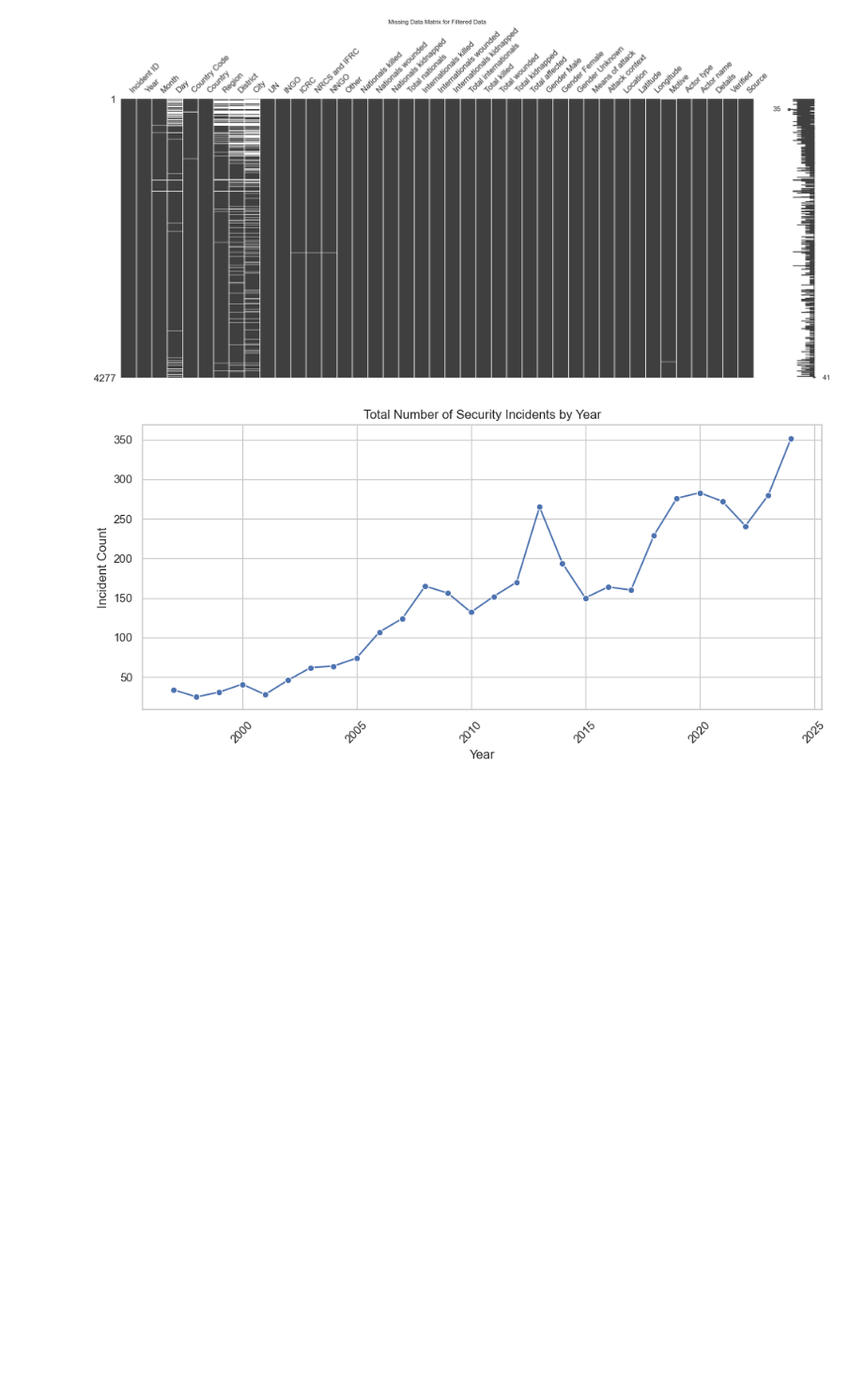
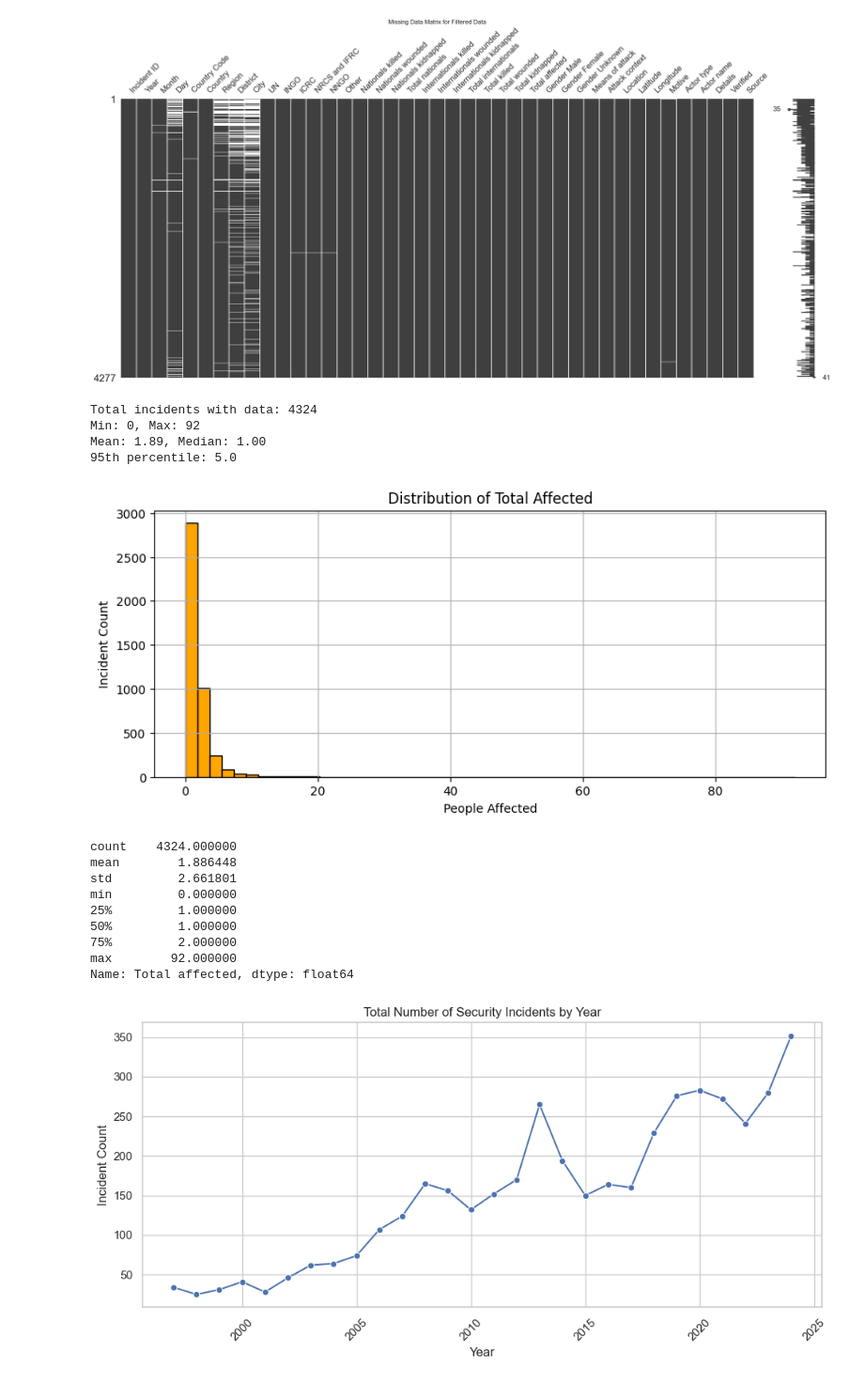
Before and after one commit to cjmijones/vertex-earth, a Jupyter notebook: security_data_handler.ipynb, the cells around one changed output. Shown: that part at 94% size. Saved outputs shown, nothing was run; the diff lists cells and outputs as text; code cells hidden in the pictures; blank space fills up the shorter version.

```diff
--- a/security_data_handler.ipynb
+++ b/security_data_handler.ipynb
@@ -83,6 +88,51 @@ context_counts = filtered_df['Attack context'].value_counts().head(10)
 
 # Actor types
 actor_counts = filtered_df['Actor type'].value_counts().head(10)
+# %%
+import pandas as pd
+import matplotlib.pyplot as plt
+
+def explore_total_affected(csv_path):
+    df = pd.read_csv(csv_path)
+
+    # Convert column to numeric (just in case there are strings)
+    df['Total affected'] = pd.to_numeric(df['Total affected'], errors='coerce')
+
+    # Drop missing or NaN values
+    affected = df['Total affected'].dropna()
+
+    print(f"Total incidents with data: {len(affected)}")
+    print(f"Min: {affected.min()}, Max: {affected.max()}")
+    print(f"Mean: {affected.mean():.2f}, Median: {affected.median():.2f}")
+    print(f"95th percentile: {affected.quantile(0.95)}")
+
+    # Plot distribution
+    plt.figure(figsize=(10, 4))
+    plt.hist(affected, bins=50, color='orange', edgecolor='black')
+    plt.title("Distribution of Total Affected")
+    plt.xlabel("People Affected")
+    plt.ylabel("Incident Count")
+    plt.grid(True)
+    plt.show()
+
+    return affected.describe()
+
+explore_total_affected("./datasets/filtered_security_df.csv")
+# %% [output]
+Total incidents with data: 4324
+Min: 0, Max: 92
+Mean: 1.89, Median: 1.00
+95th percentile: 5.0
+[figure, added]
+count    4324.000000
+mean        1.886448
+std         2.661801
+min         0.000000
+25%         1.000000
+50%         1.000000
+75%         2.000000
+max        92.000000
+Name: Total affected, dtype: float64
 # %%
 sns.set(style="whitegrid")
 
```
Also changed, not shown: parts of 2 cells of this notebook, 5 other files.
